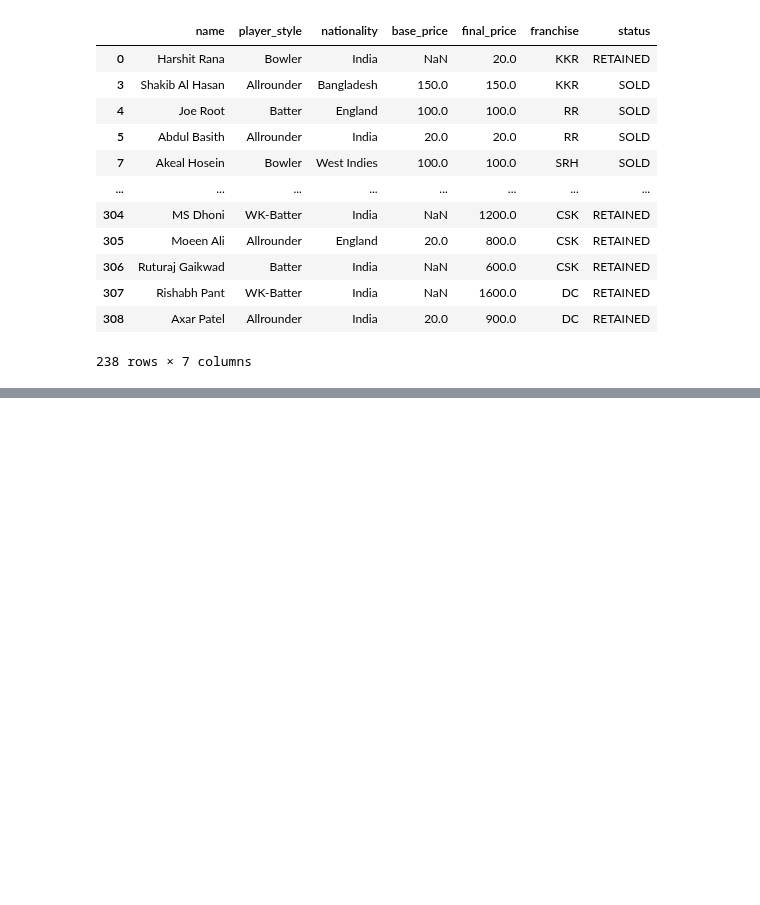
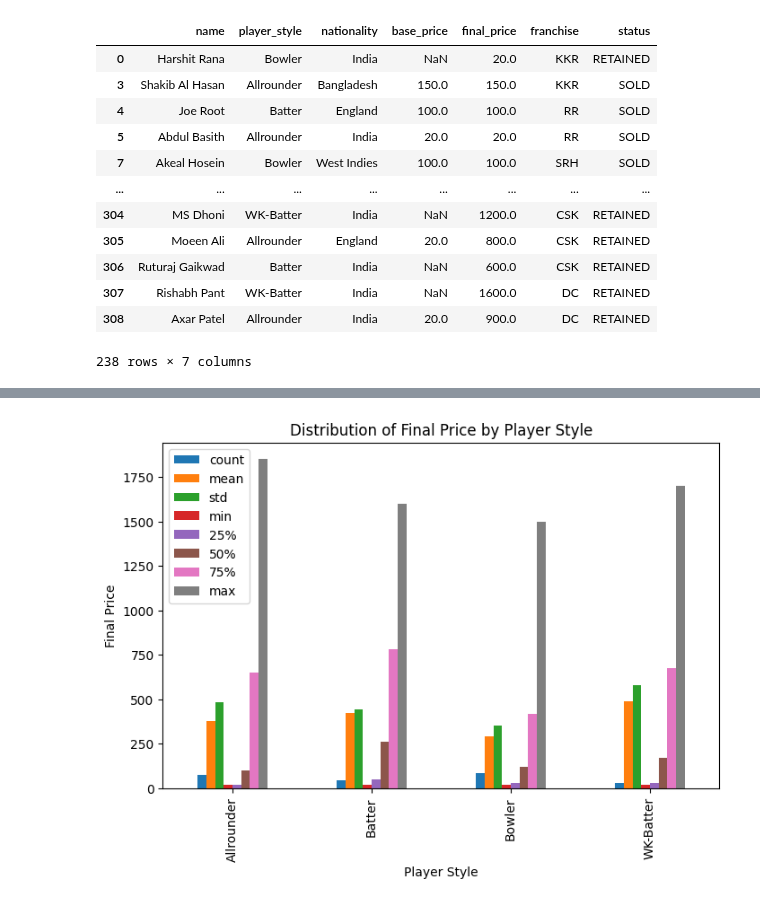
Before and after one commit to SanjilaGangaju/ExploratoryDataAnalysis_usingPython, a Jupyter notebook: IPL_Auction.ipynb, the cells around one changed output, grey strips where cells are left out. Cells and saved outputs as stored; diff of their text form; code cells hidden in the pictures; blank space fills up the shorter version.

```diff
--- a/IPL_Auction.ipynb
+++ b/IPL_Auction.ipynb
@@ -252,0 +319,10 @@ df
+# %%
+player_style_cost = df.groupby('player_style')['final_price'].describe()
+
+player_style_cost.plot(kind='bar', figsize=(8,5))
+plt.xlabel('Player Style')
+plt.ylabel('Final Price')
+plt.title('Distribution of Final Price by Player Style')
+plt.show()
+# %% [output]
+[figure, added]
```
Also changed, not shown: parts of 8 cells of this notebook.
